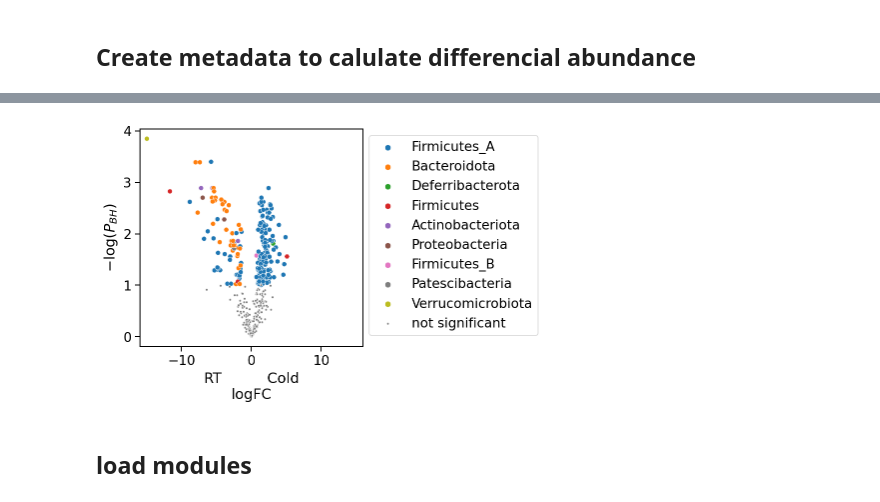
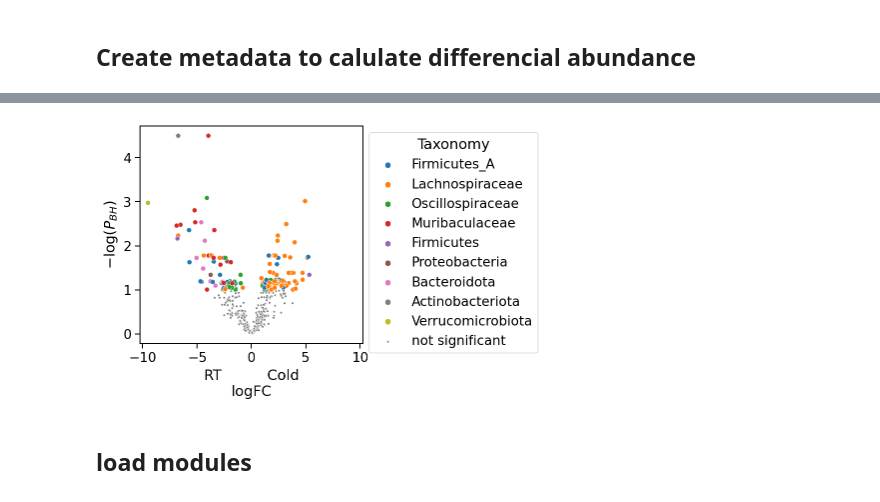
Before and after one commit to trajkovski-lab/CMMG, a Jupyter notebook: notebooks/Analyze-cold-adapted-microbiota.ipynb, the cells around one changed output, grey strips where cells are left out. Cells and saved outputs as stored; diff of their text form; code cells hidden in the pictures.

```diff
--- a/notebooks/Analyze-cold-adapted-microbiota.ipynb
+++ b/notebooks/Analyze-cold-adapted-microbiota.ipynb
@@ -25,7 +25,7 @@ metadata= pd.read_table('../data/metadata_cold_exposure.tsv',index_col=0)
 
 display(metadata.groupby(['Source','Group']).size())
 
-metadata= metadata.query('Source=="Feces"')
+metadata= metadata.query('Source=="Cecum"')
 # %% [output]
 Source  Group
 Cecum   CE       8
@@ -104,6 +104,8 @@ f= plt.figure(figsize=(4,4))
 
 
 hue= genom_stats.phylum.copy()
+for family in ['Lachnospiraceae','Oscillospiraceae','Muribaculaceae']:
+    hue.loc[genom_stats.family==family]=family
 hue.loc[genom_stats.logP<1]=None
 
 ax=sns.scatterplot(y='logP',x= 'logFC' ,data=genom_stats,
@@ -116,14 +118,14 @@ ax=sns.scatterplot(y='logP',x= 'logFC' ,data=genom_stats.loc[hue.isnull()],
 
 
 ax.set_xlabel('RT'+' '*10+'Cold'+'\nlogFC')
-ax.legend(bbox_to_anchor=(1,1))
+ax.legend(bbox_to_anchor=(1,1),title='Taxonomy')
 ax_lim= np.abs(ax.get_xlim()).max()
 ax.set_xlim([-ax_lim,ax_lim])
 ax.set_ylabel('$-\log(P_{BH})$');
 
 
+hs.plotting.saveplot('CE_species_vulcanoplot',figurefolder='/Users/silas/Desktop/MAGcatalog/Figures/',formats=['.svg','.png'])
 
-
-genom_stats.query('logP>3')
+genom_stats.query('logP>4')
 # %% [output]
 |  | Mean CE | Mean RT | Pvalue | pBH | logFC | logP | phylum | family | species |
@@ -134,4 +134,4 @@ genom_stats.query('logP>3')
-[figure, old version]
+[figure, new version]
 # %% [markdown]
 ## load modules
 # %%
```
Also changed, not shown: parts of 5 cells of this notebook.
